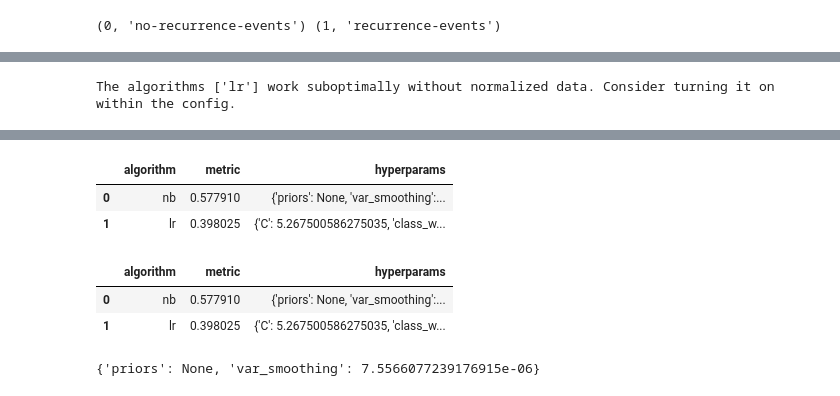
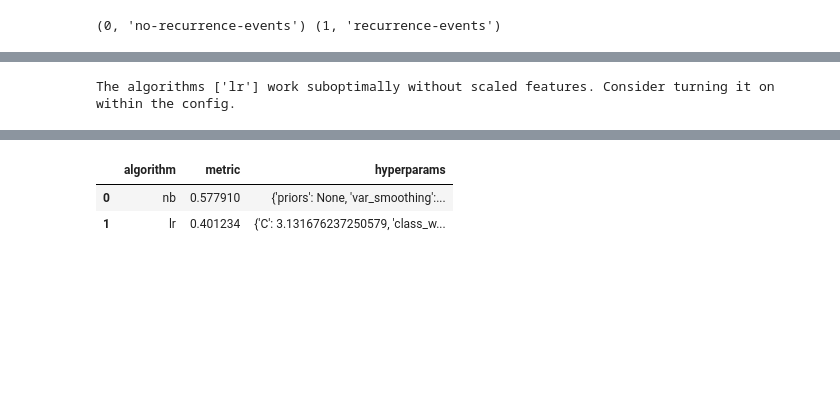
Before and after one commit to George713/pytelligence, a Jupyter notebook: main.ipynb, the cells around one changed output, grey strips where cells are left out. Drawn from its saved outputs; the diff is of its cells as text; code cells hidden in the pictures; blank space fills up the shorter version.

```diff
--- a/main.ipynb
+++ b/main.ipynb
@@ -71,7 +56,7 @@ config
 # %%
 setup, X_sample, y_sample = pc.modelling.prepare_data(
     train_data=df,
-    config=config,
+    config_path="./config_bc_cat.yml",
 )
 # %%
 X_sample
@@ -170,7 +106,7 @@ print(*[(i, class_) for i, class_ in enumerate(le.classes_)])
 # %% [output]
 (0, 'no-recurrence-events') (1, 'recurrence-events')
 # %%
-compare_df, model_list = (
+compare_df_tune, model_list = (
         pc.modelling.tune_hyperparams(
                setup=setup,
                include=["lr", "nb"],
@@ -179,5 +115,5 @@ compare_df, model_list = (
                return_models=True,
         )
 )
-compare_df
+compare_df_tune
 # %% [output]
@@ -186 +121 @@ compare_df
-The algorithms ['lr'] work suboptimally without normalized data. Consider turning it on within the config.
+The algorithms ['lr'] work suboptimally without scaled features. Consider turning it on within the config.
@@ -204,16 +139,6 @@ The algorithms ['lr'] work suboptimally without normalized data. Consider turnin
 |  | algorithm | metric | hyperparams |
 | 0 | nb | 0.577910 | {'priors': None, 'var_smoothing':... |
-| 1 | lr | 0.398025 | {'C': 5.267500586275035, 'class_w... |
+| 1 | lr | 0.401234 | {'C': 3.131676237250579, 'class_w... |
-# %%
-compare_df
-# %% [output]
-|  | algorithm | metric | hyperparams |
-| 0 | nb | 0.577910 | {'priors': None, 'var_smoothing':... |
-| 1 | lr | 0.398025 | {'C': 5.267500586275035, 'class_w... |
-# %%
-compare_df.iloc[0]["hyperparams"]
-# %% [output]
-{'priors': None, 'var_smoothing': 7.5566077239176915e-06}
 # %%
 best_feature_list = pc.modelling.reduce_feature_space(
     setup=setup,
```
Also changed, not shown: parts of 10 cells of this notebook, 7 other files.
